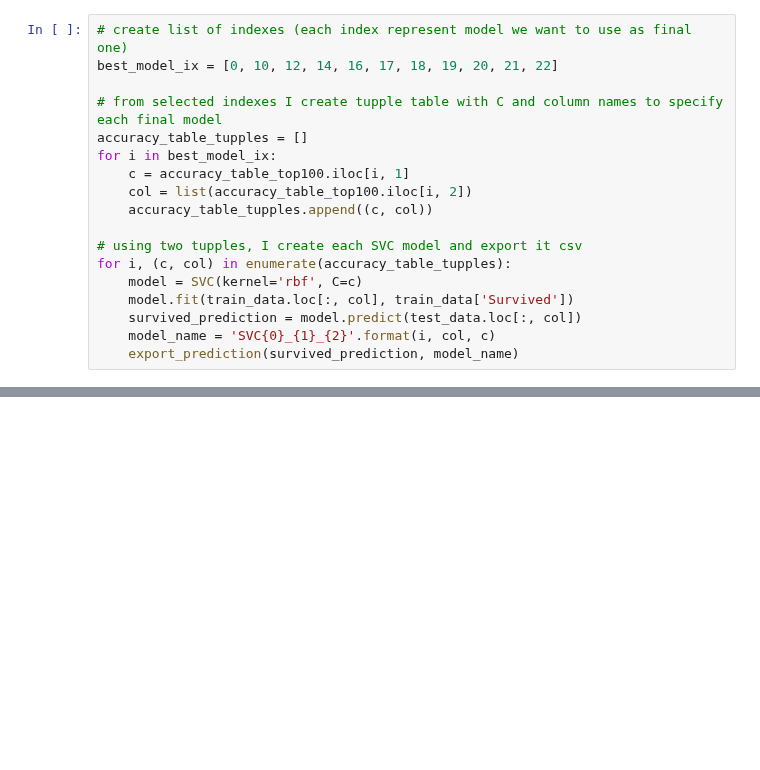
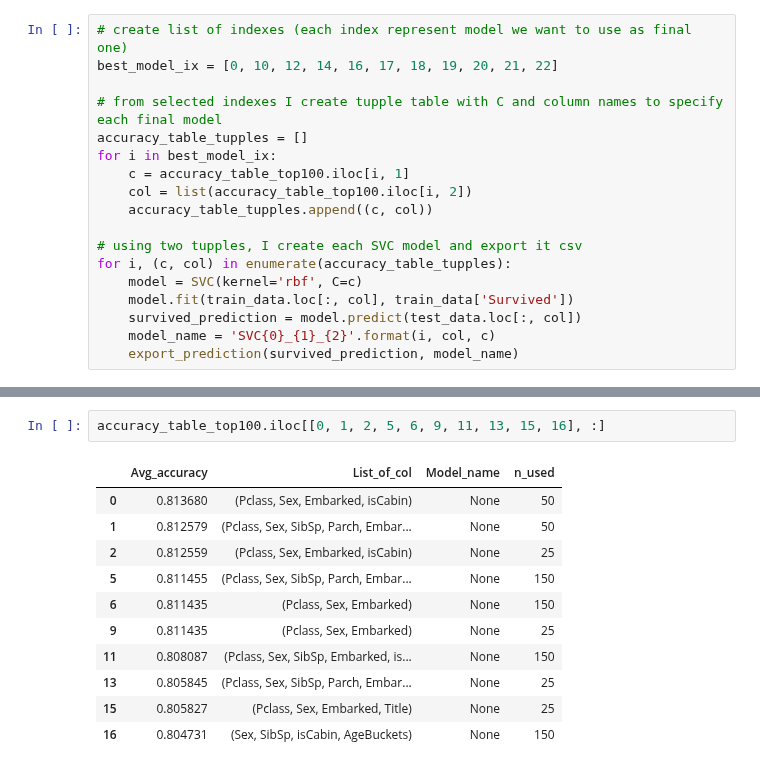
Before and after one commit to MateuszKonopelski/Kaggle, a Jupyter notebook: Project1_Titanic/Titanic_code.ipynb, the cells around one changed output, grey strips where cells are left out. Cells and saved outputs as stored; diff of their text form; blank space fills up the shorter version.

```diff
--- a/Project1_Titanic/Titanic_code.ipynb
+++ b/Project1_Titanic/Titanic_code.ipynb
@@ -1004,0 +1063,14 @@ for i, (c, col) in enumerate(accuracy_table_tupples):
+# %%
+accuracy_table_top100.iloc[[0, 1, 2, 5, 6, 9, 11, 13, 15, 16], :]
+# %% [output]
+|  | Avg_accuracy | List_of_col | Model_name | n_used |
+| 0 | 0.813680 | (Pclass, Sex, Embarked, isCabin) | None | 50 |
+| 1 | 0.812579 | (Pclass, Sex, SibSp, Parch, Embar... | None | 50 |
+| 2 | 0.812559 | (Pclass, Sex, Embarked, isCabin) | None | 25 |
+| 5 | 0.811455 | (Pclass, Sex, SibSp, Parch, Embar... | None | 150 |
+| 6 | 0.811435 | (Pclass, Sex, Embarked) | None | 150 |
+| 9 | 0.811435 | (Pclass, Sex, Embarked) | None | 25 |
+| 11 | 0.808087 | (Pclass, Sex, SibSp, Embarked, is... | None | 150 |
+| 13 | 0.805845 | (Pclass, Sex, SibSp, Parch, Embar... | None | 25 |
+| 15 | 0.805827 | (Pclass, Sex, Embarked, Title) | None | 25 |
+| 16 | 0.804731 | (Sex, SibSp, isCabin, AgeBuckets) | None | 150 |
```
Also changed, not shown: parts of 11 cells of this notebook.
